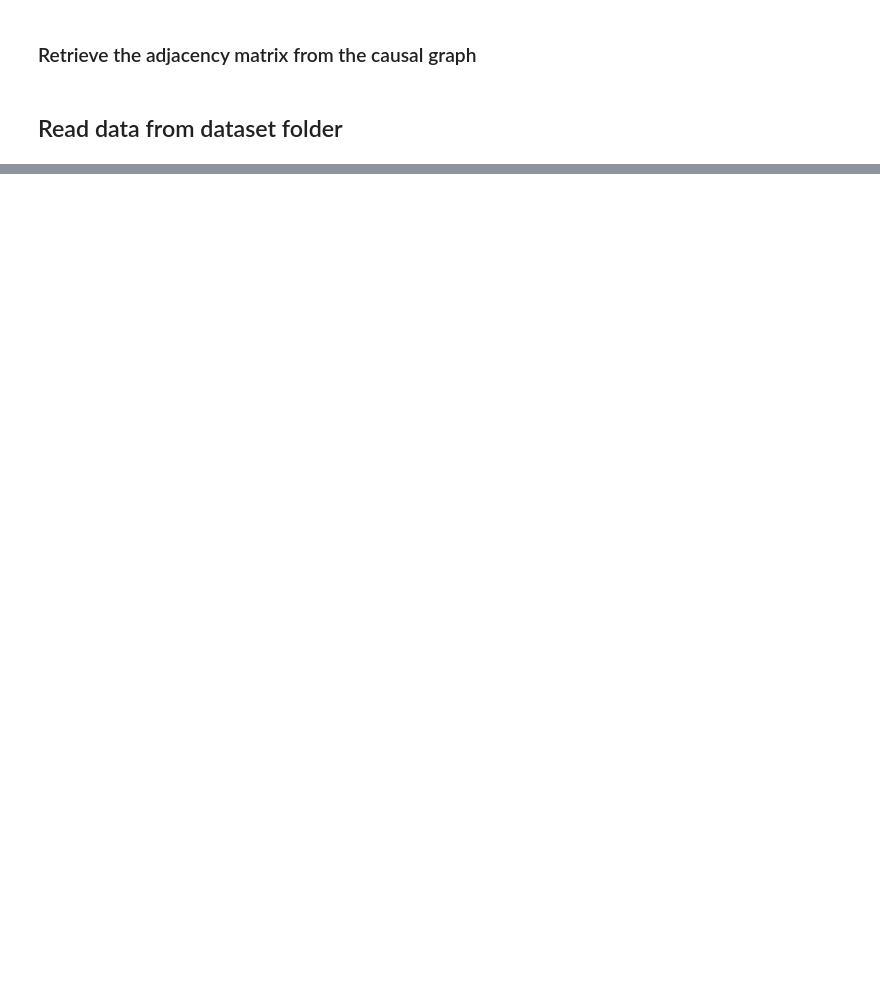
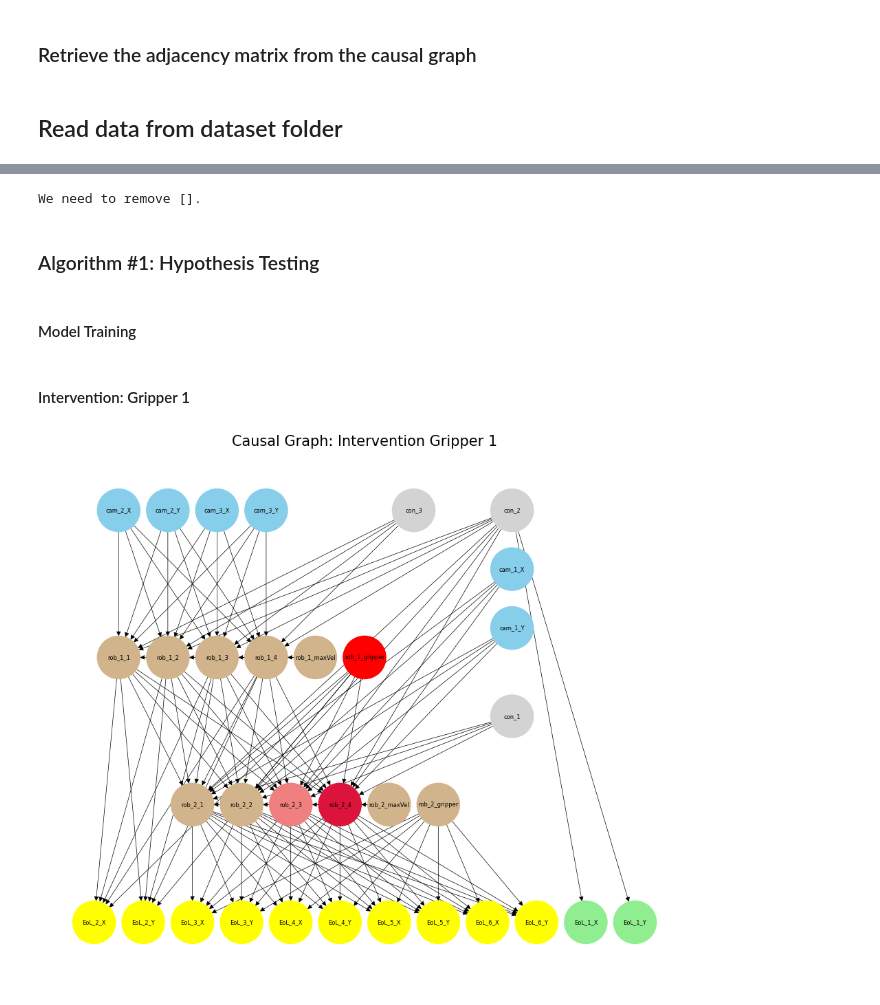
Before and after one commit to brjo0501/Master-Thesis_Code, a Jupyter notebook: Root Cause Analysis.ipynb, the cells around one changed output, grey strips where cells are left out. Drawn from its saved outputs; the diff is of its cells as text; code cells hidden in the pictures; blank space fills up the shorter version.

```diff
--- a/Root Cause Analysis.ipynb
+++ b/Root Cause Analysis.ipynb
@@ -265,0 +219,5 @@ nx.draw(G, pos,with_labels=True,node_size=2000, node_color=[new_colors[node] for
+# %%
+data_df = pd.concat([normal_data_df,abnormal_data_df_1.loc[abnormal_data_df_1.index]],ignore_index=True)
+data_df = pd.concat([data_df,abnormal_data_df_2.loc[abnormal_data_df_2.index]],ignore_index=True)
+data_df = pd.concat([data_df,abnormal_data_df_3.loc[abnormal_data_df_3.index]],ignore_index=True)
+data_df.head()
@@ -265,0 +234,60 @@ nx.draw(G, pos,with_labels=True,node_size=2000, node_color=[new_colors[node] for
+# %%
+cardinality_nodes = list()
+# Check all data entries for uniqueness (cardinality)
+for node in nodes:
+    unique_values = data_df[node].unique()
+    cardinality = len(unique_values)
+    if cardinality == 1:
+        cardinality_nodes.append(node)
+print(f"We need to remove {cardinality_nodes}.")
+# %% [output]
+We need to remove [].
+# %% [markdown]
+### Algorithm #1: Hypothesis Testing
+# %% [markdown]
+#### Model Training
+# %%
+model = HT(config=HTConfig(adj_matrix_extended_pd))
+
+model.train(normal_data_df)
+# %% [markdown]
+#### Intervention: Gripper 1
+# %%
+abnormal_nodes = []
+new_colors = colors.copy()
+
+results = pd.DataFrame()
+for node in EoL_nodes:
+    # Basic Anomaly Detection
+    if (abnormal_data_df_1[node] == 0.0).any():
+        abnormal_nodes.append(node)
+        new_colors[node] = 'yellow'
+        results[node] = model.find_root_causes(abnormal_data_df_1,node, True).to_list()
+
+rank1_root_cause = list()
+rank2_root_cause = list()
+rank3_root_cause = list()
+
+for node in abnormal_nodes:
+    rank1_root_cause.append(results[node][0]['root_cause'])
+    rank2_root_cause.append(results[node][1]['root_cause'])
+    rank3_root_cause.append(results[node][2]['root_cause'])
+
+for node in rank1_root_cause:
+     new_colors[node] = 'red'
+
+for node in rank2_root_cause:
+     new_colors[node] = 'crimson'
+
+for node in rank3_root_cause:
+     new_colors[node] = 'lightcoral'
+
+# Draw the graph
+plt.figure(figsize=(12, 10))
+plt.xlim((-12,14))
+plt.ylim((-10,8))
+plt.title('Causal Graph: Intervention Gripper 1', fontsize=15)
+nx.draw(G, pos,with_labels=True,node_size=2000, node_color=[new_colors[node] for node in G.nodes()], font_size=6, arrowsize=10,width=0.5)
+plt.savefig('causal_graph_gripper_1_HT.png')
+# %% [output]
+[figure, added]
```
Also changed, not shown: parts of 46 cells of this notebook, 7 other files.
